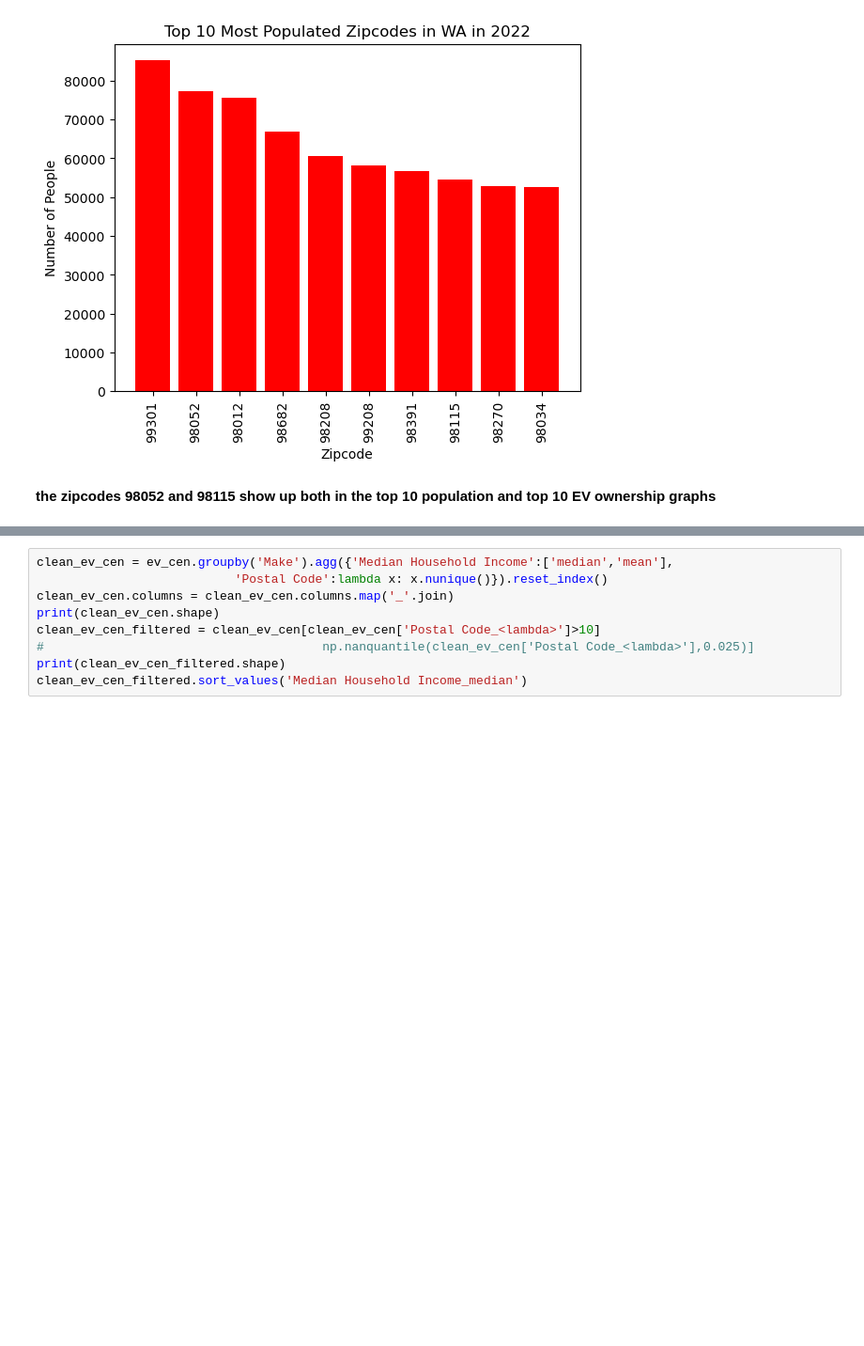
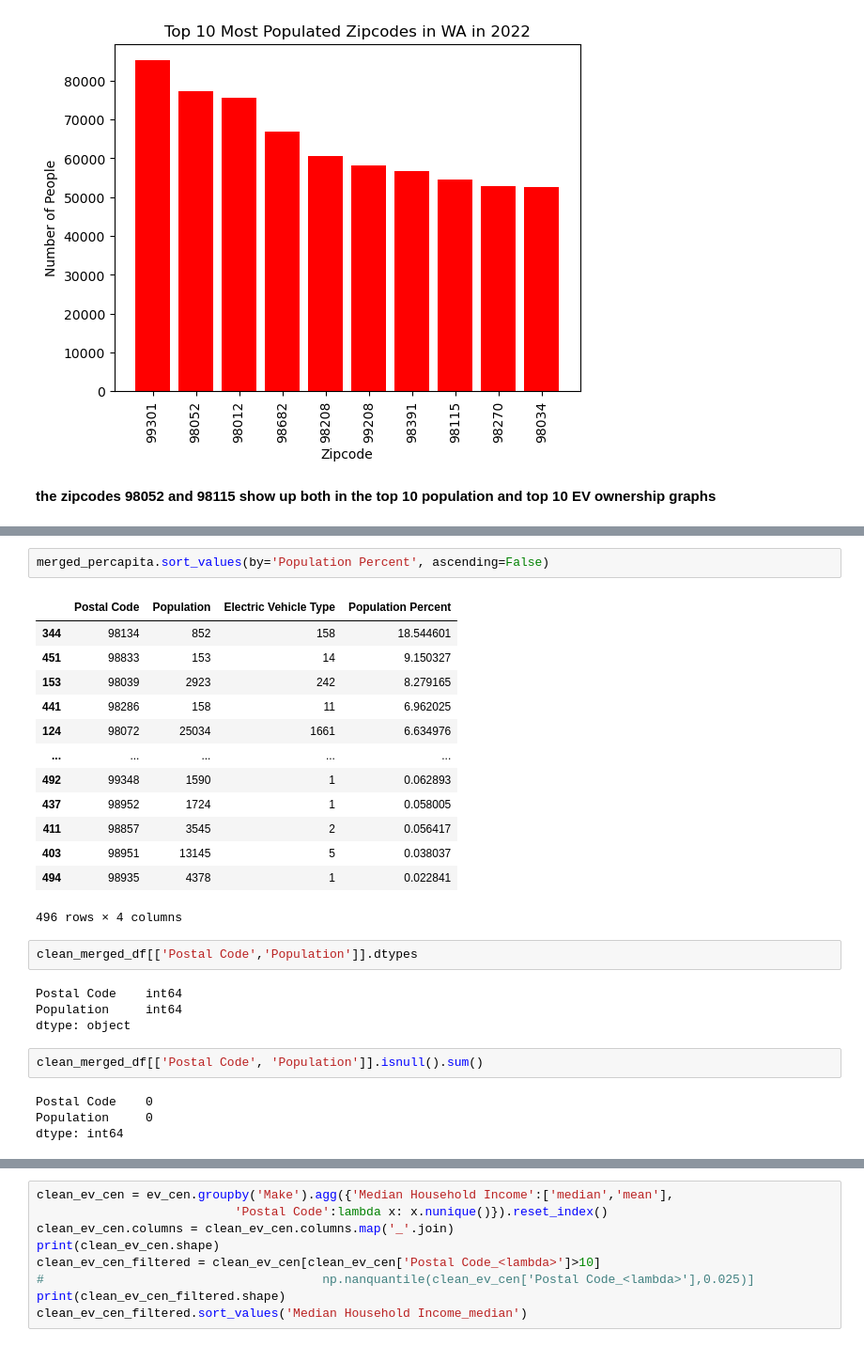
Before and after one commit to caelwillis/group-4-proj-1, a Jupyter notebook: Census-vs-EV-ownership.ipynb, the cells around one changed output, grey strips where cells are left out. Shown: that part at 94% size. Drawn from its saved outputs; the diff is of its cells as text; blank space fills up the shorter version.

```diff
--- a/Census-vs-EV-ownership.ipynb
+++ b/Census-vs-EV-ownership.ipynb
@@ -99,0 +155,28 @@ for each pop in population:
+# %%
+merged_percapita.sort_values(by='Population Percent', ascending=False)
+# %% [output]
+|  | Postal Code | Population | Electric Vehicle Type | Population Percent |
+| 344 | 98134 | 852 | 158 | 18.544601 |
+| 451 | 98833 | 153 | 14 | 9.150327 |
+| 153 | 98039 | 2923 | 242 | 8.279165 |
+| 441 | 98286 | 158 | 11 | 6.962025 |
+| 124 | 98072 | 25034 | 1661 | 6.634976 |
+| ... | ... | ... | ... | ... |
+| 492 | 99348 | 1590 | 1 | 0.062893 |
+| 437 | 98952 | 1724 | 1 | 0.058005 |
+| 411 | 98857 | 3545 | 2 | 0.056417 |
+| 403 | 98951 | 13145 | 5 | 0.038037 |
+| 494 | 98935 | 4378 | 1 | 0.022841 |
+496 rows × 4 columns
+# %%
+clean_merged_df[['Postal Code','Population']].dtypes
+# %% [output]
+Postal Code    int64
+Population     int64
+dtype: object
+# %%
+clean_merged_df[['Postal Code', 'Population']].isnull().sum()
+# %% [output]
+Postal Code    0
+Population     0
+dtype: int64
```
Also changed, not shown: parts of 7 cells of this notebook.
